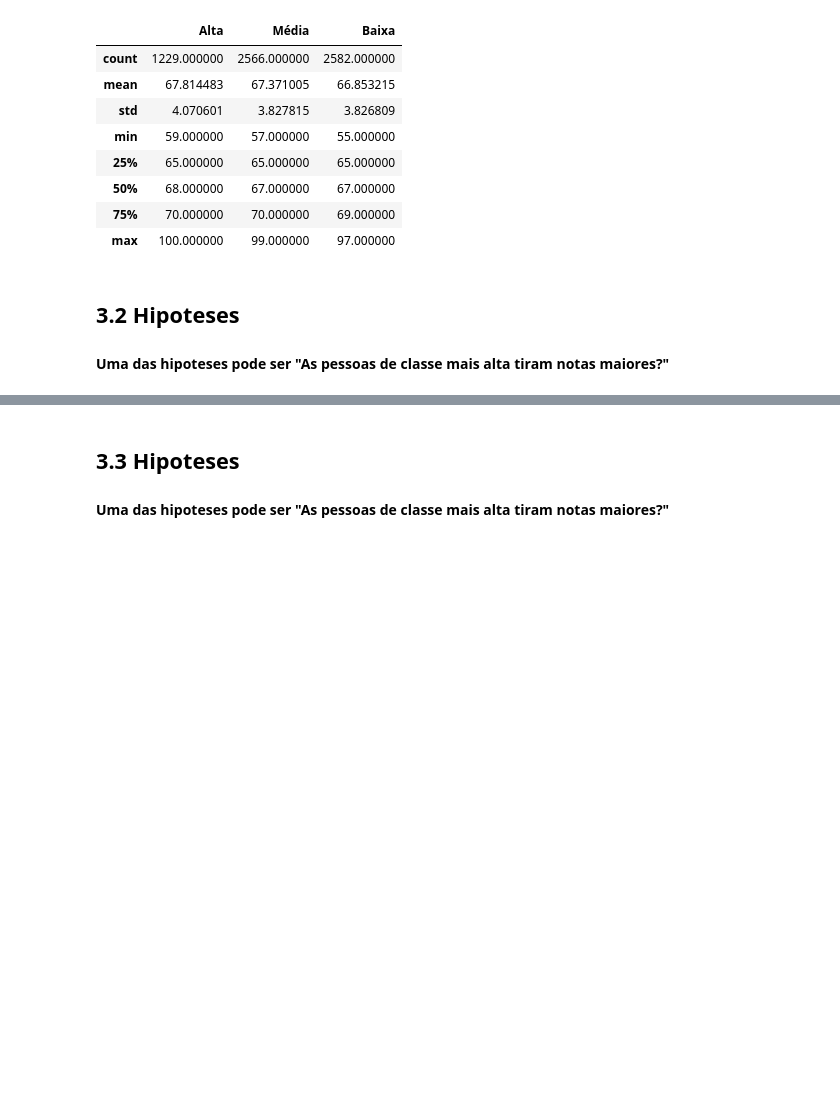
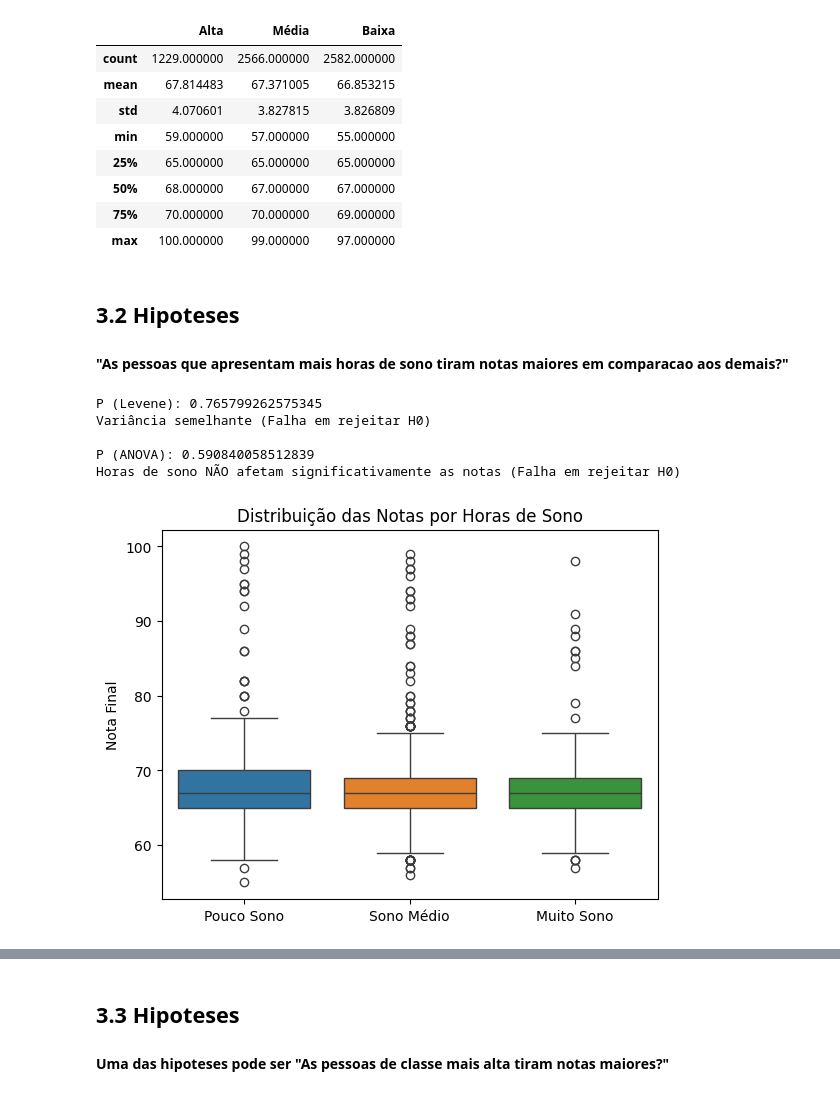
Before and after one commit to MariPinas/ProjetoAND1, a Jupyter notebook: notebook/ProjetoAND1.ipynb, the cells around one changed output, grey strips where cells are left out. Saved outputs shown, nothing was run; the diff lists cells and outputs as text; code cells hidden in the pictures; blank space fills up the shorter version.

```diff
--- a/notebook/ProjetoAND1.ipynb
+++ b/notebook/ProjetoAND1.ipynb
@@ -259,4 +259,42 @@ Através das análises, os dados apontam que sim, a renda familiar tem impacto n
 # %% [markdown]
 ## 3.2 Hipoteses
 
-#### Uma das hipoteses pode ser "As pessoas de classe mais alta tiram notas maiores?"
+#### "As pessoas que apresentam mais horas de sono tiram notas maiores em comparacao aos demais?"
+# %%
+# Divisao dos grupos por tercis
+q1 = df['Sleep_Hours'].quantile(0.33)
+q2 = df['Sleep_Hours'].quantile(0.66)
+
+df_sono_baixo = df[df['Sleep_Hours'] <= q1]['Exam_Score']
+df_sono_medio = df[(df['Sleep_Hours'] > q1) & (df['Sleep_Hours'] <= q2)]['Exam_Score']
+df_sono_alto = df[df['Sleep_Hours'] > q2]['Exam_Score']
+
+# variância semelhante?
+h2_lev_stats, h2_lev_p = stats.levene(df_sono_baixo, df_sono_medio, df_sono_alto)
+print(f"P (Levene): {h2_lev_p}")
+
+if h2_lev_p > alpha:
+    print("Variância semelhante (Falha em rejeitar H0)")
+else:
+    print("Variâncias diferentes (Rejeitar H0)")
+
+# diferenças significativas nas médias das notas?
+h2_anova_stats, h2_anova_p = stats.f_oneway(df_sono_baixo, df_sono_medio, df_sono_alto)
+print(f"\nP (ANOVA): {h2_anova_p}")
+
+if h2_anova_p > alpha:
+    print("Horas de sono NÃO afetam significativamente as notas (Falha em rejeitar H0)")
+else:
+    print("Horas de sono afetam significativamente as notas (Rejeitar H0)")
+
+sns.boxplot(data=pd.DataFrame({'Pouco Sono': df_sono_baixo,'Sono Médio': df_sono_medio,'Muito Sono': df_sono_alto}))
+plt.title("Distribuição das Notas por Horas de Sono")
+plt.ylabel("Nota Final")
+plt.show()
+# %% [output]
+P (Levene): 0.765799262575345
+Variância semelhante (Falha em rejeitar H0)
+
+P (ANOVA): 0.590840058512839
+Horas de sono NÃO afetam significativamente as notas (Falha em rejeitar H0)
+[figure, added]
```
Also changed, not shown: parts of 1 cell of this notebook.
